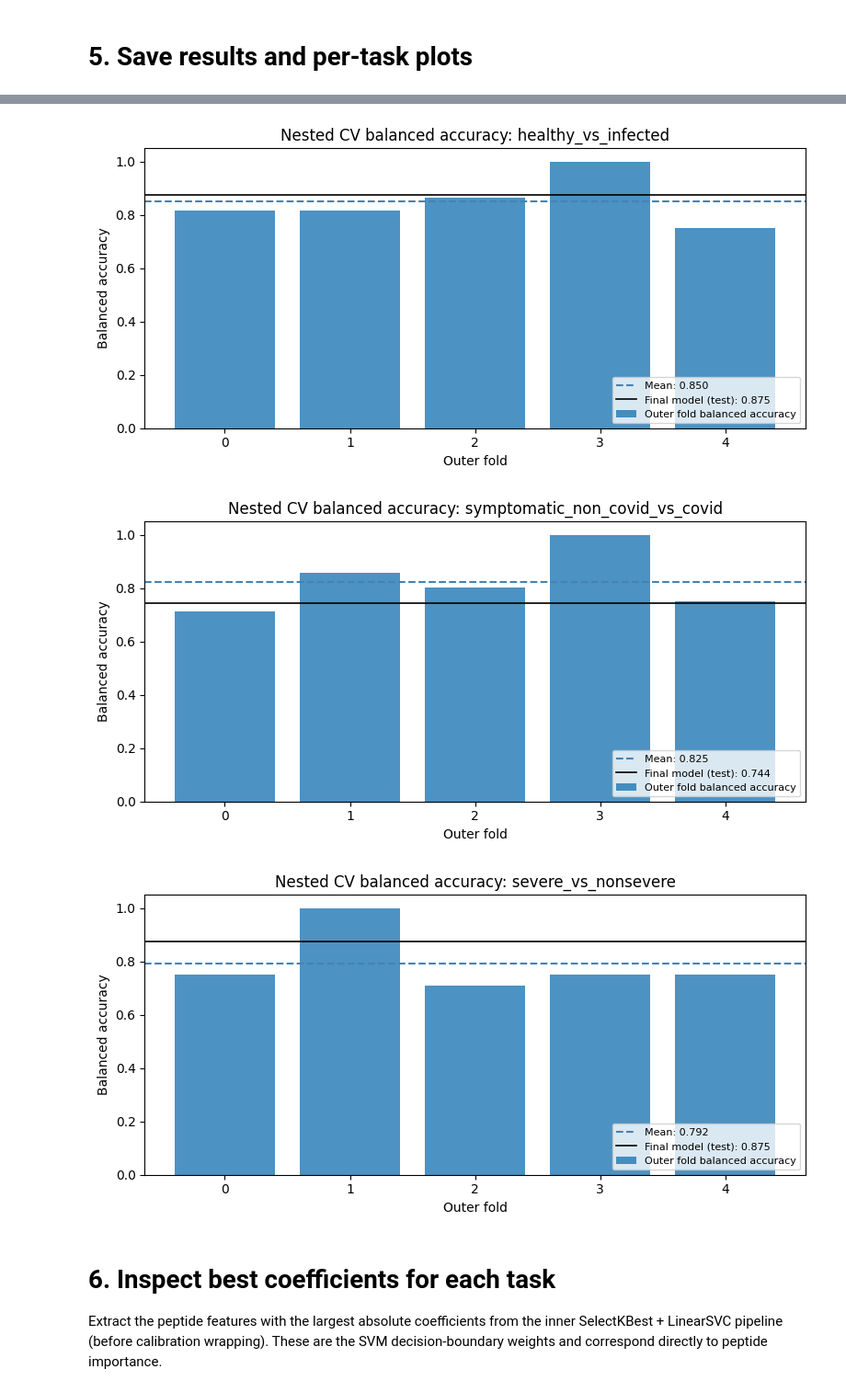
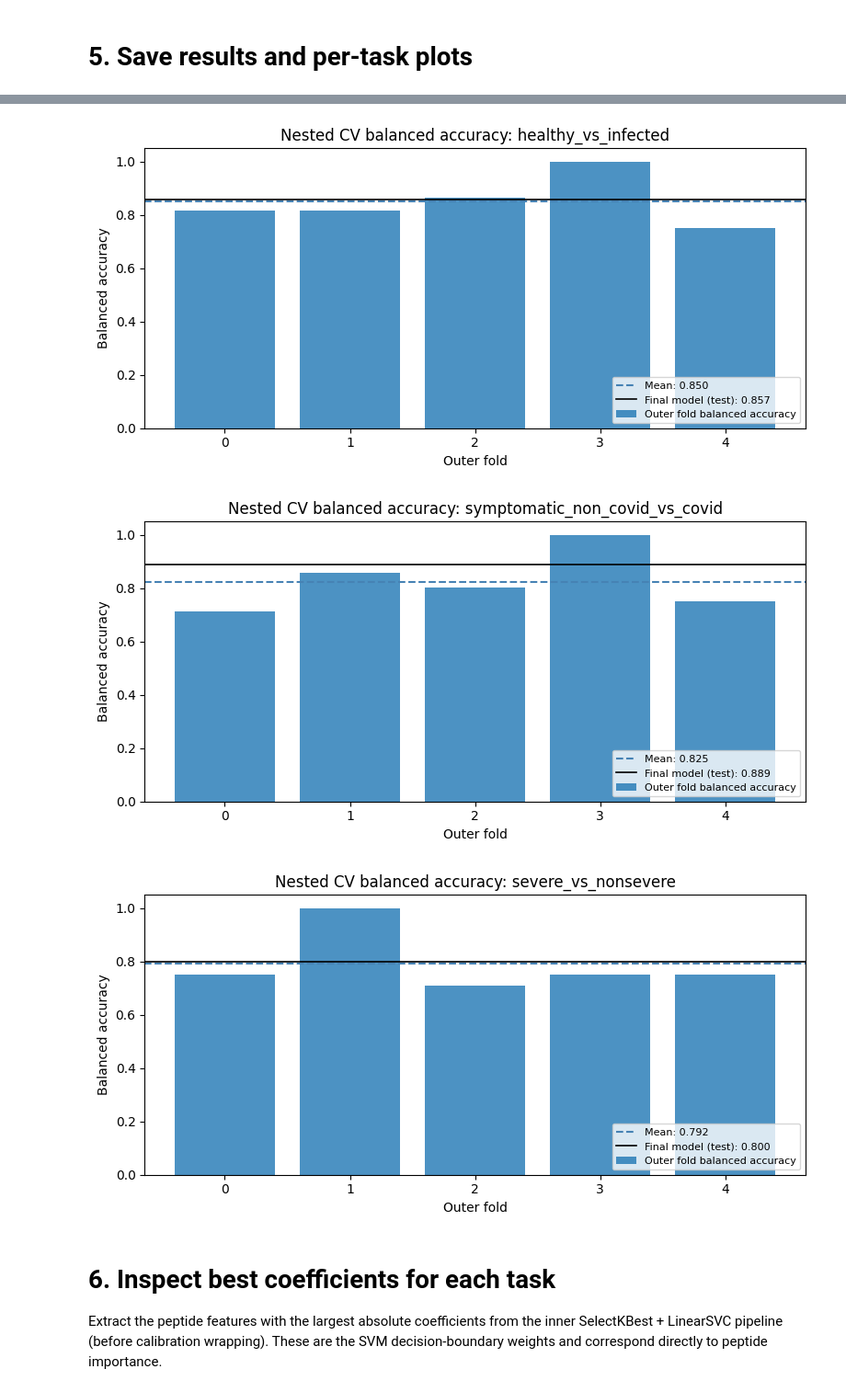
Before and after one commit to Syu125/cse291-project, a Jupyter notebook: svm.ipynb, the cells around one changed output, grey strips where cells are left out. Shown at 92% size. Cells and saved outputs as stored; diff of their text form; code cells hidden in the pictures.

Commit message:
Get rid of CalibratedClassifierCV wrapper, just use decision_function

```diff
--- a/svm.ipynb
+++ b/svm.ipynb
@@ -272,25 +271,12 @@ for task_name, data in task_data.items():
     best_C = final_grid.best_params_["model__C"]
     print(f"{task_name}: best config -> loss={best_loss}, C={best_C}")
 
-    # Refit a calibrated model from scratch on the full training set, then wrap the fitted
-    # pipeline for probability outputs
-    best_svm = LinearSVC(
-        loss=best_loss,
-        C=best_C,
-        class_weight="balanced",
-        max_iter=5000,
-        tol=1e-4,
-        random_state=42,
-    )
-    k = min(TOP_K_FEATURES, X_train.shape[1])
-    calibrated_pipeline = Pipeline([
-        ("select", SelectKBest(score_func=f_classif, k=k)),
-        ("model", CalibratedClassifierCV(best_svm, cv=inner_cv, method="sigmoid")),
-    ])
-    calibrated_pipeline.fit(X_train, y_train)
+    # Refit final pipeline with best params on full training set
+    final_pipeline = make_svm_pipeline(loss=best_loss, C=best_C, n_features=n_features)
+    final_pipeline.fit(X_train, y_train)
 
-    y_pred  = calibrated_pipeline.predict(X_test)
-    y_proba = calibrated_pipeline.predict_proba(X_test)[:, 1]
+    y_pred  = final_pipeline.predict(X_test)
+    y_score = final_pipeline.decision_function(X_test) # can use instead of predict_proba for AUC metrics
 
     final_results.append({
         "task": task_name,
@@ -311,10 +297,10 @@ for task_name, data in task_data.items():
         "test_precision": precision_score(y_test, y_pred, zero_division=0),
         "test_recall": recall_score(y_test, y_pred, zero_division=0),
         "test_f1": f1_score(y_test, y_pred, zero_division=0),
-        "test_roc_auc": safe_metric(roc_auc_score, y_test, y_proba),
-        "test_auprc": safe_metric(average_precision_score, y_test, y_proba),
+        "test_roc_auc": safe_metric(roc_auc_score, y_test, y_score),
+        "test_auprc": safe_metric(average_precision_score, y_test, y_score),
     })
-    final_pipelines[task_name] = calibrated_pipeline
+    final_pipelines[task_name] = final_pipeline
 
 results_df = pd.DataFrame(final_results)
 results_df = results_df.sort_values(
@@ -343,9 +329,9 @@ for task_name, data in task_data.items():
     row = results_df[results_df["task"] == task_name].iloc[0]
     fold_df = pd.DataFrame(nested_cv_results[task_name])
 
-    calibrated_pipeline = final_pipelines[task_name]
+    final_pipeline = final_pipelines[task_name]
     y_test = data["y_test"]
-    y_proba =  calibrated_pipeline.predict_proba(data["X_test"])[:, 1]
+    y_score = final_pipeline.decision_function(data["X_test"])
 
     # Plot nested CV balanced accuracy per fold
     fig, ax = plt.subplots(figsize=(8, 4))
@@ -356,36 +342,36 @@ for task_name, data in task_data.items():
         label="Outer fold balanced accuracy",
     )
     ax.axhline(
         fold_df["val_balanced_accuracy"].mean(),
         color="steelblue", linestyle="--", linewidth=1.5,
         label=f"Mean: {fold_df['val_balanced_accuracy'].mean():.3f}",
     )
     ax.axhline(
         row["test_balanced_accuracy"],
         color="black", linestyle="-", linewidth=1.2,
         label=f"Final model (test): {row['test_balanced_accuracy']:.3f}",
     )
     ax.set_xlabel("Outer fold")
     ax.set_ylabel("Balanced accuracy")
     ax.set_ylim(0, 1.05)
     ax.set_xticks(fold_df["fold"])
     ax.set_title(f"Nested CV balanced accuracy: {task_name}")
     ax.legend(fontsize=8, loc="lower right")
     plt.tight_layout()
     fig.savefig(
         task_dir / "svm_nested_cv_balanced_accuracy.png",
         dpi=300, bbox_inches="tight", facecolor="white", edgecolor="white",
     )
     plt.show()
 
     # Per-task CSVs
     pd.DataFrame([row]).to_csv(task_dir / "svm_final_results.csv", index=False)
     fold_df.to_csv(task_dir / "svm_nested_cv_folds.csv", index=False)
 # %% [output]
 Saved combined results table to: /Users/lexiestucki/Desktop/291B/cse291-project/data/processed/svm_results_all_tasks.csv
-[figure, old version]
+[figure, new version]
-[figure, old version]
+[figure, new version]
-[figure, old version]
+[figure, new version]
 # %% [markdown]
 # 6. Inspect best coefficients for each task
 
```
Also changed, not shown: parts of 2 cells of this notebook, 13 other files.
